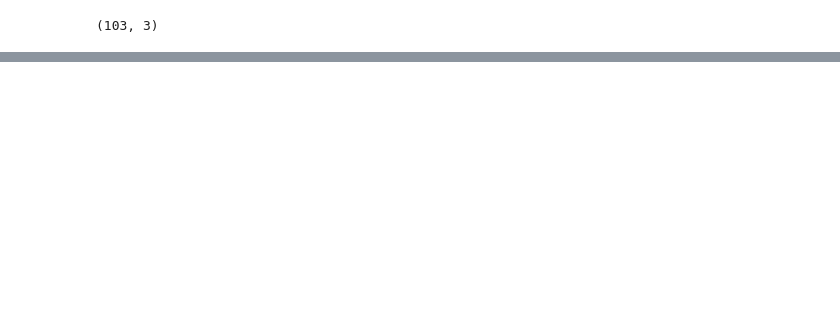
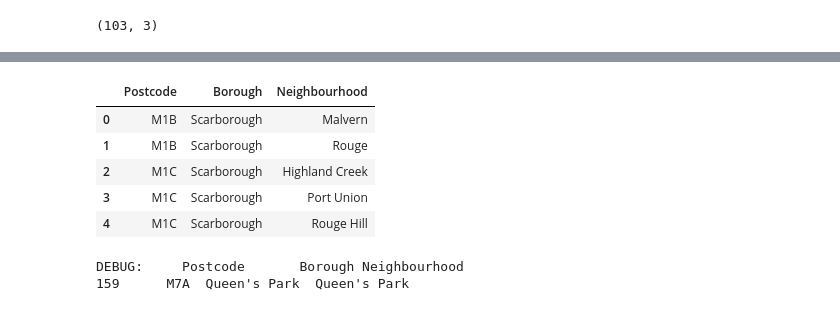
Before and after one commit to JPLAVALLEY/Coursera_Capstone, a Jupyter notebook: Segmenting and Clustering Week 3.ipynb, the cells around one changed output, grey strips where cells are left out. Drawn from its saved outputs; the diff is of its cells as text; code cells hidden in the pictures; blank space fills up the shorter version.

```diff
--- a/Segmenting and Clustering Week 3.ipynb
+++ b/Segmenting and Clustering Week 3.ipynb
@@ -154,0 +259,26 @@ df3.shape
+# %%
+## Source URL
+url   = "https://en.wikipedia.org/wiki/List_of_postal_codes_of_Canada:_M"
+# %%
+
+# -----------------------------------------------------
+# Using BS4 as suggested in Assignment.
+# scrape_table_bs4 <tableClassName> <expected numberOfColumns>
+# -----------------------------------------------------
+def scrape_table_bs4(cname,cols):
+    page  = urllib.request.urlopen(url).read()
+    soup  = bs.BeautifulSoup(page,'lxml')
+    table = soup.find("table",class_=cname)
+    header = [head.findAll(text=True)[0].strip() for head in table.find_all("th")]
+    data   = [[td.findAll(text=True)[0].strip() for td in tr.find_all("td")]
+              for tr in table.find_all("tr")]
+    data    = [row for row in data if len(row) == cols]
+    # Store data to this temporary dataframe
+    raw_df = pd.DataFrame(data,columns=header)
+    return raw_df
+# %%
+#Test in beautifulSoup
+raw_TorontoPostalCodes = scrape_table_bs4("wikitable",3)
+
+print("# Toronto Postal codes stored in data")
+print(raw_TorontoPostalCodes.info(verbose=True))
@@ -154,0 +296,28 @@ df3.shape
+# %%
+# -----------------------------------------------------
+# Only process the cells that have an assigned borough.
+# Ignore cells with a borough that is Not assigned.
+# -----------------------------------------------------
+TorontoPostalCodes=raw_TorontoPostalCodes[~raw_TorontoPostalCodes['Borough'].isin(['Not assigned'])]
+
+# Sort and Reset index.
+TorontoPostalCodes=TorontoPostalCodes.sort_values(by=['Postcode','Borough','Neighbourhood'], ascending=[1,1,1]).reset_index(drop=True)
+TorontoPostalCodes.head()
+# %% [output]
+|  | Postcode | Borough | Neighbourhood |
+| 0 | M1B | Scarborough | Malvern |
+| 1 | M1B | Scarborough | Rouge |
+| 2 | M1C | Scarborough | Highland Creek |
+| 3 | M1C | Scarborough | Port Union |
+| 4 | M1C | Scarborough | Rouge Hill |
+# %%
+# -----------------------------------------------------
+# If a cell has a borough but a Not assigned neighborhood, then the neighborhood will be the same as the borough.
+# For example the value of the Borough and the Neighborhood columns will be Queen's Park.
+# -----------------------------------------------------
+TorontoPostalCodes.loc[TorontoPostalCodes['Neighbourhood'] == 'Not assigned', ['Neighbourhood']] = TorontoPostalCodes['Borough']
+check_unassigned_post_state_sample = TorontoPostalCodes.loc[TorontoPostalCodes['Borough'] == 'Queen\'s Park']
+print('DEBUG:',check_unassigned_post_state_sample) ; # Print sample borough problem post state
+# %% [output]
+DEBUG:     Postcode       Borough Neighbourhood
+159      M7A  Queen's Park  Queen's Park
```
Also changed, not shown: parts of 53 cells of this notebook.
